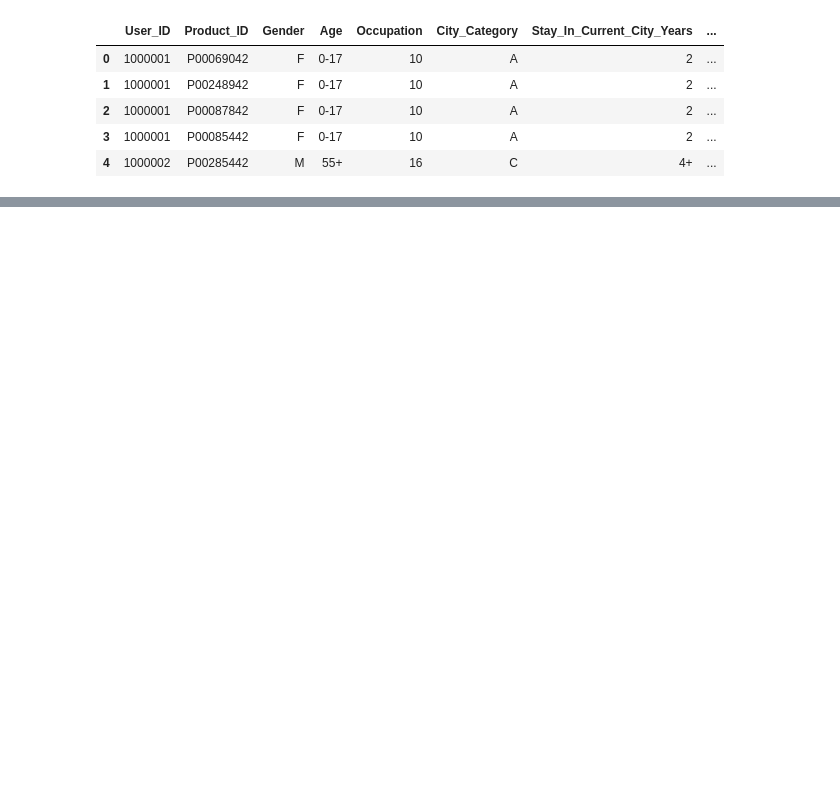
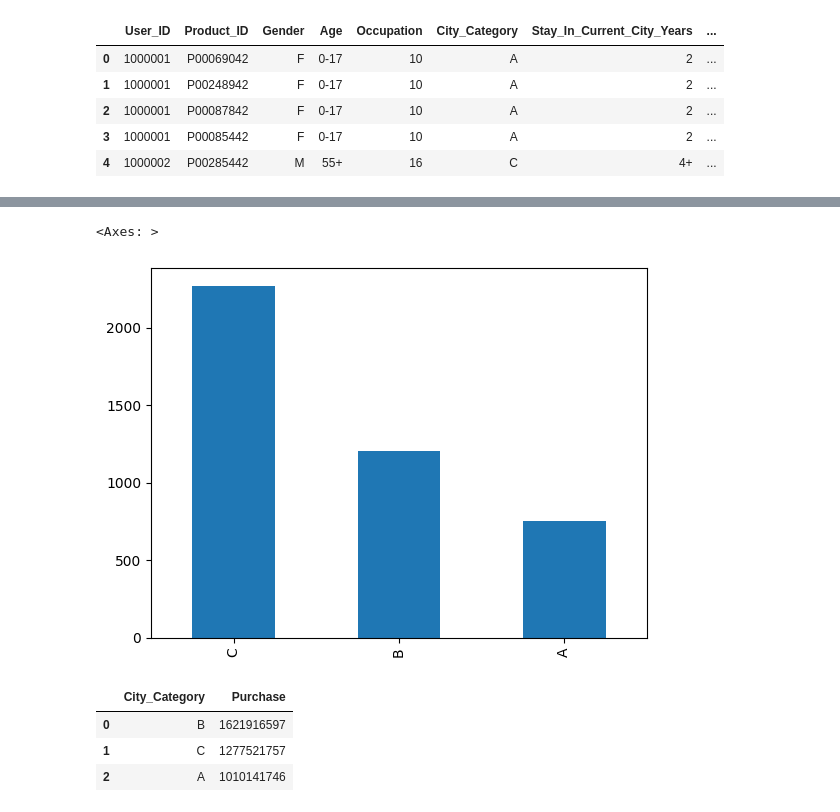
Before and after one commit to INA-95/retail_customer_behavior_analysis, a Jupyter notebook: walmart_customer_behavior_analysis.ipynb, the cells around one changed output, grey strips where cells are left out. Cells and saved outputs as stored; diff of their text form; code cells hidden in the pictures; blank space fills up the shorter version.

```diff
--- a/walmart_customer_behavior_analysis.ipynb
+++ b/walmart_customer_behavior_analysis.ipynb
@@ -160,0 +142,16 @@ final_viz(join_df, 'Product_Category', 'Gender', 'avg_amt_of_purchase')
+# %%
+# 어디에 살디? : C에 많이 살고 있습니다
+
+df_m_c = df_m[['User_ID','City_Category']].drop_duplicates()
+# %%
+df_m_c['City_Category'].value_counts().plot(kind = 'bar')
+# %% [output]
+<Axes: >
+[figure, added]
+# %%
+df_m.groupby('City_Category')['Purchase'].sum().sort_values(ascending = False).reset_index()
+# %% [output]
+|  | City_Category | Purchase |
+| 0 | B | 1621916597 |
+| 1 | C | 1277521757 |
+| 2 | A | 1010141746 |
```
Also changed, not shown: parts of 27 cells of this notebook.
